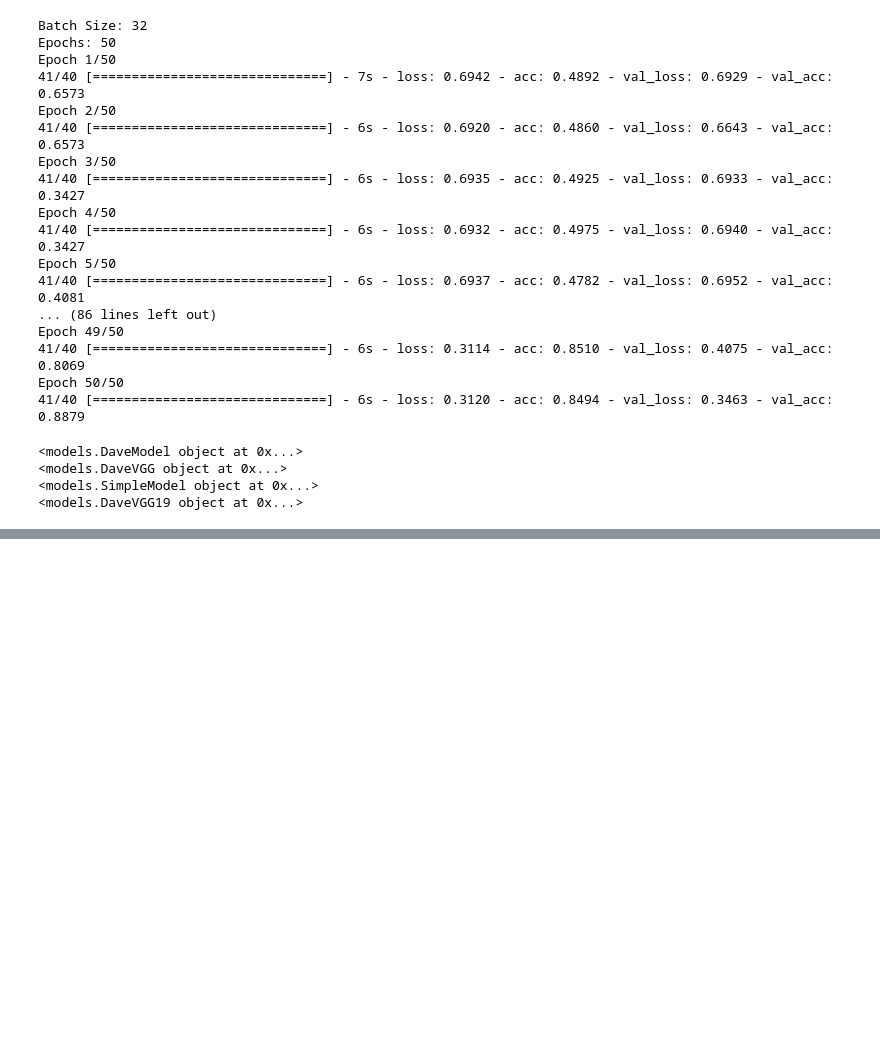
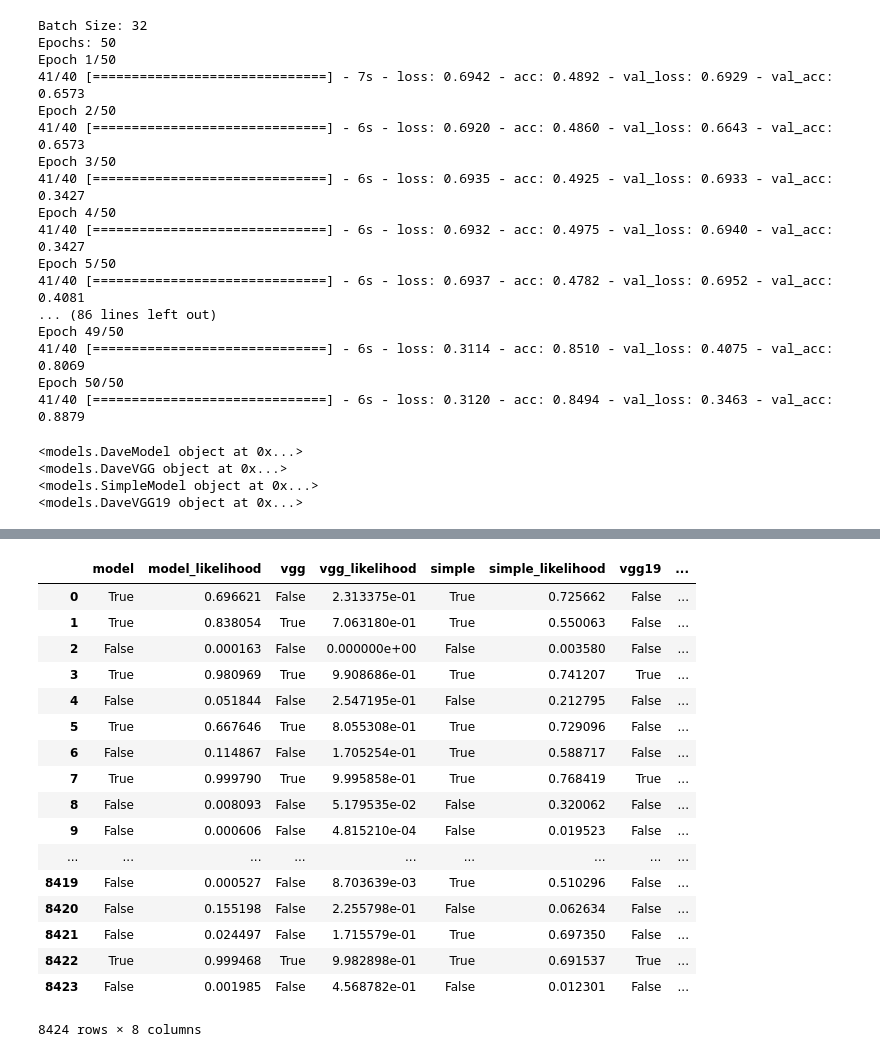
Before and after one commit to macwong/MachineLearning, a Jupyter notebook: Kaggle/Statoil C-CORE Iceberg Classifier/Pseudo Labelling.ipynb, the cells around one changed output, grey strips where cells are left out. Drawn from its saved outputs; the diff is of its cells as text; code cells hidden in the pictures; blank space fills up the shorter version.

Commit message:
Starting the collation of comparing models

```diff
--- a/Kaggle/Statoil C-CORE Iceberg Classifier/Pseudo Labelling.ipynb
+++ b/Kaggle/Statoil C-CORE Iceberg Classifier/Pseudo Labelling.ipynb
@@ -178,3 +178,10 @@ print(vgg19)
 <models.DaveVGG object at 0x...>
 <models.SimpleModel object at 0x...>
 <models.DaveVGG19 object at 0x...>
+# %%
+X_test = helpers.get_images(test)
+
+pred1 = model.predict(X_test)
+pred2 = vgg.predict(X_test)
+pred3 = simple.predict(X_test)
+pred4 = vgg19.predict(X_test)
@@ -180,0 +198,12 @@ print(vgg19)
+# %%
+results = pd.DataFrame()
+results["model"] = pred1[:,1] > 0.5
+results["model_likelihood"] = pred1[:,1]
+results["vgg"] = pred2[:,1] > 0.5
+results["vgg_likelihood"] = pred2[:,1]
+results["simple"] = pred3[:,1] > 0.5
+results["simple_likelihood"] = pred3[:,1]
+results["vgg19"] = pred4[:,1] > 0.5
+results["vgg19_likelihood"] = pred4[:,1]
+# results["model"] == True & results["vgg"] == True & results["simple"] == True & results["vgg19"] == True
+results.apply(lambda x: x["model"] == True, axis=1)
@@ -180,0 +228,21 @@ print(vgg19)
+# %%
+results
+# %% [output]
+|  | model | model_likelihood | vgg | vgg_likelihood | simple | simple_likelihood | vgg19 | ... |
+| 0 | True | 0.696621 | False | 2.313375e-01 | True | 0.725662 | False | ... |
+| 1 | True | 0.838054 | True | 7.063180e-01 | True | 0.550063 | False | ... |
+| 2 | False | 0.000163 | False | 0.000000e+00 | False | 0.003580 | False | ... |
+| 3 | True | 0.980969 | True | 9.908686e-01 | True | 0.741207 | True | ... |
+| 4 | False | 0.051844 | False | 2.547195e-01 | False | 0.212795 | False | ... |
+| 5 | True | 0.667646 | True | 8.055308e-01 | True | 0.729096 | False | ... |
+| 6 | False | 0.114867 | False | 1.705254e-01 | True | 0.588717 | False | ... |
+| 7 | True | 0.999790 | True | 9.995858e-01 | True | 0.768419 | True | ... |
+| 8 | False | 0.008093 | False | 5.179535e-02 | False | 0.320062 | False | ... |
+| 9 | False | 0.000606 | False | 4.815210e-04 | False | 0.019523 | False | ... |
+| ... | ... | ... | ... | ... | ... | ... | ... | ... |
+| 8419 | False | 0.000527 | False | 8.703639e-03 | True | 0.510296 | False | ... |
+| 8420 | False | 0.155198 | False | 2.255798e-01 | False | 0.062634 | False | ... |
+| 8421 | False | 0.024497 | False | 1.715579e-01 | True | 0.697350 | False | ... |
+| 8422 | True | 0.999468 | True | 9.982898e-01 | True | 0.691537 | True | ... |
+| 8423 | False | 0.001985 | False | 4.568782e-01 | False | 0.012301 | False | ... |
+8424 rows × 8 columns
```
Also changed, not shown: parts of 3 cells of this notebook.
